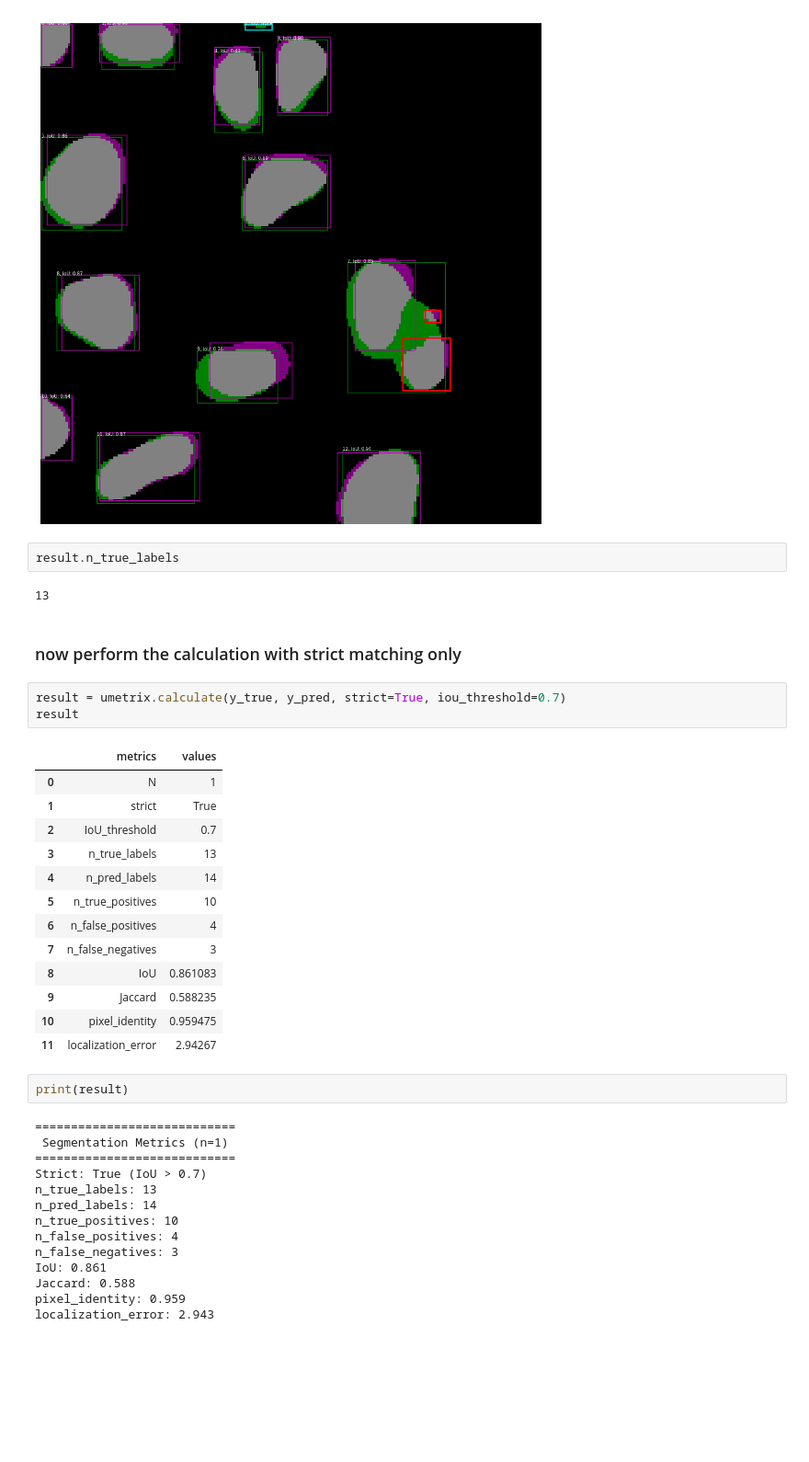
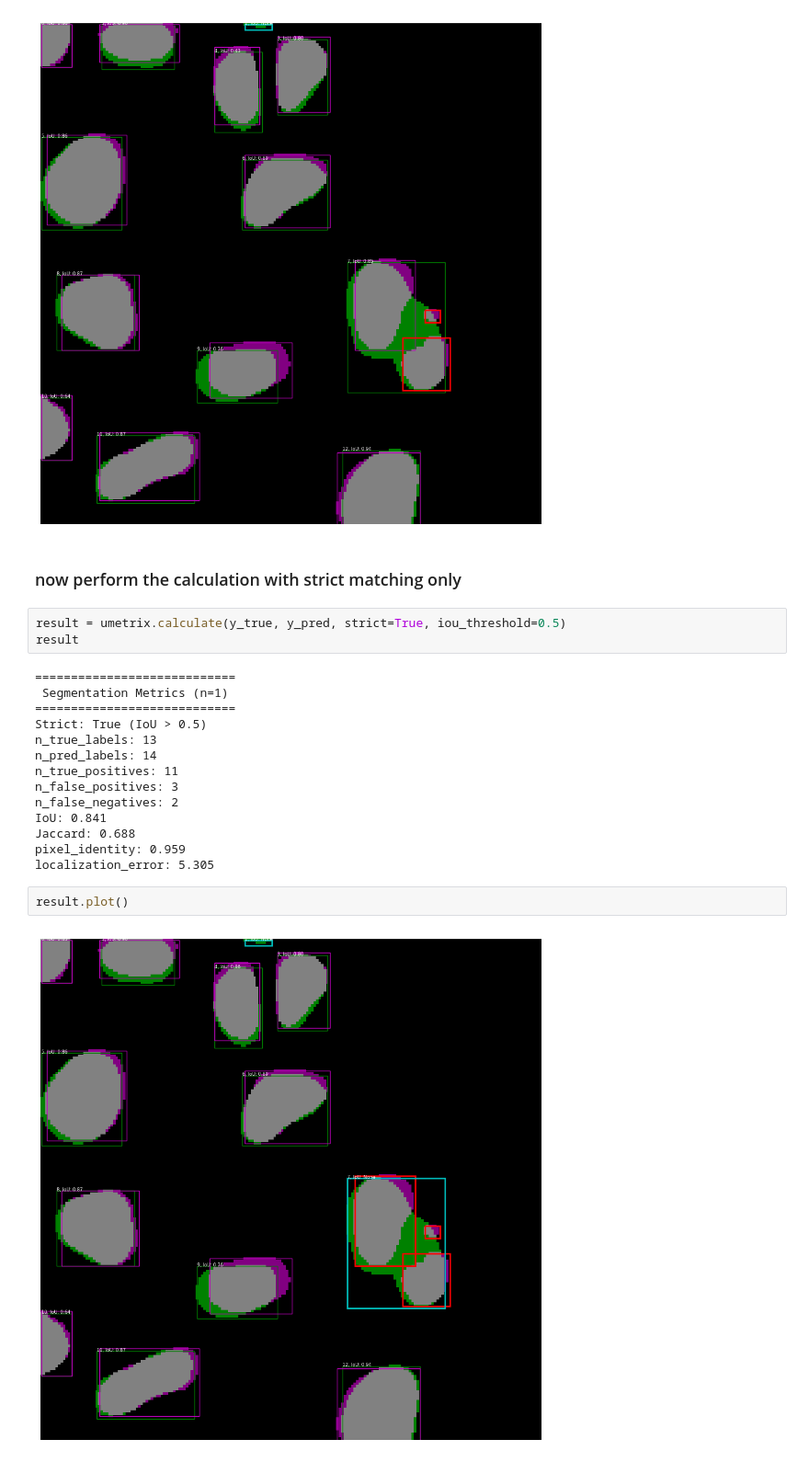
Before and after one commit to lowe-lab-ucl/unet_segmentation_metrics, a Jupyter notebook: notebooks/unet_segmentation_metrics.ipynb, the cells around one changed output. Shown at 92% size. Cells and saved outputs as stored; diff of their text form; blank space fills up the shorter version.

```diff
--- a/notebooks/unet_segmentation_metrics.ipynb
+++ b/notebooks/unet_segmentation_metrics.ipynb
@@ -26,42 +41,26 @@ result = umetrix.calculate(y_true, y_pred)
 result.plot()
 # %% [output]
 [figure]
-# %%
-result.n_true_labels
-# %% [output]
-13
 # %% [markdown]
 ### now perform the calculation with strict matching only
 # %%
-result = umetrix.calculate(y_true, y_pred, strict=True, iou_threshold=0.7)
+result = umetrix.calculate(y_true, y_pred, strict=True, iou_threshold=0.5)
 result
 # %% [output]
-|  | metrics | values |
-| 0 | N | 1 |
-| 1 | strict | True |
-| 2 | IoU_threshold | 0.7 |
-| 3 | n_true_labels | 13 |
-| 4 | n_pred_labels | 14 |
-| 5 | n_true_positives | 10 |
-| 6 | n_false_positives | 4 |
-| 7 | n_false_negatives | 3 |
-| 8 | IoU | 0.861083 |
-| 9 | Jaccard | 0.588235 |
-| 10 | pixel_identity | 0.959475 |
-| 11 | localization_error | 2.94267 |
+============================
+ Segmentation Metrics (n=1)
+============================
+Strict: True (IoU > 0.5)
+n_true_labels: 13
+n_pred_labels: 14
+n_true_positives: 11
+n_false_positives: 3
+n_false_negatives: 2
+IoU: 0.841
+Jaccard: 0.688
+pixel_identity: 0.959
+localization_error: 5.305
-# %%
-print(result)
-# %% [output]
-============================
- Segmentation Metrics (n=1)
-============================
-Strict: True (IoU > 0.7)
-n_true_labels: 13
-n_pred_labels: 14
-n_true_positives: 10
-n_false_positives: 4
-n_false_negatives: 3
-IoU: 0.861
-Jaccard: 0.588
-pixel_identity: 0.959
-localization_error: 2.943
+# %%
+result.plot()
+# %% [output]
+[figure, added]
```
Also changed, not shown: parts of 1 cell of this notebook, 2 other files.
